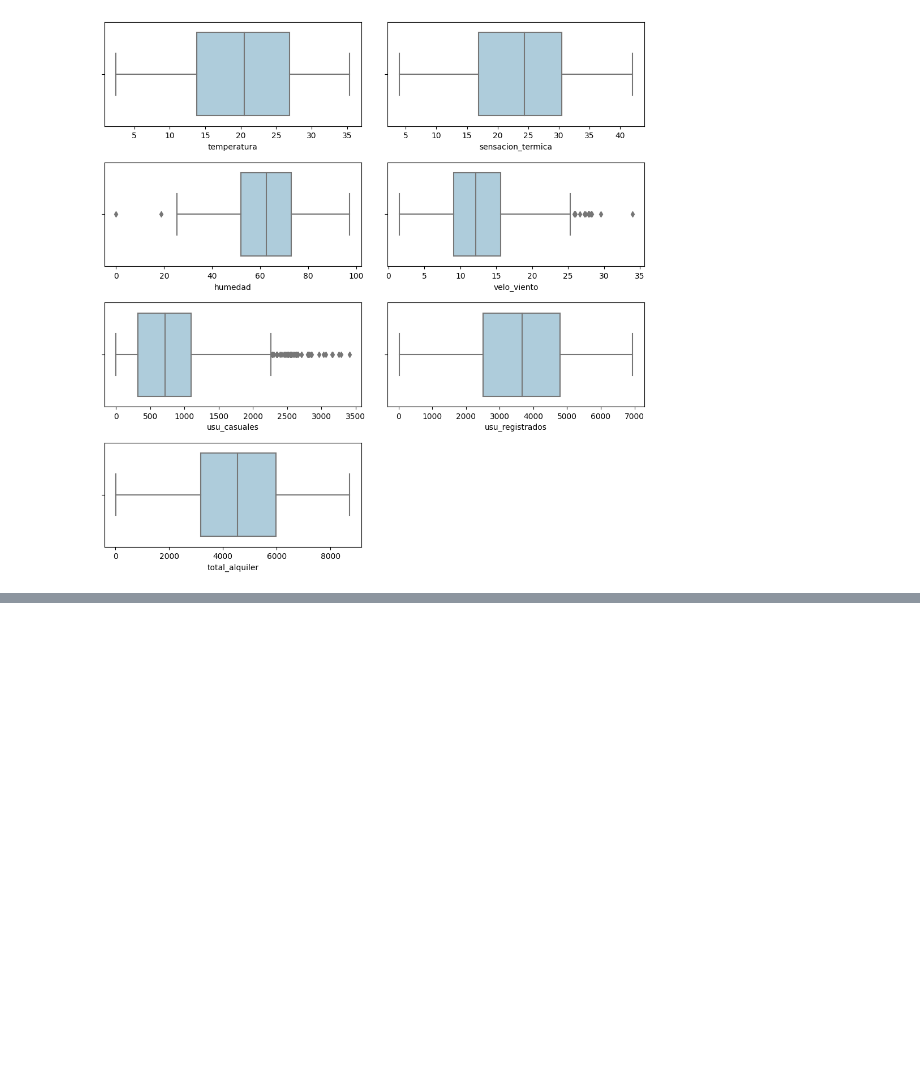
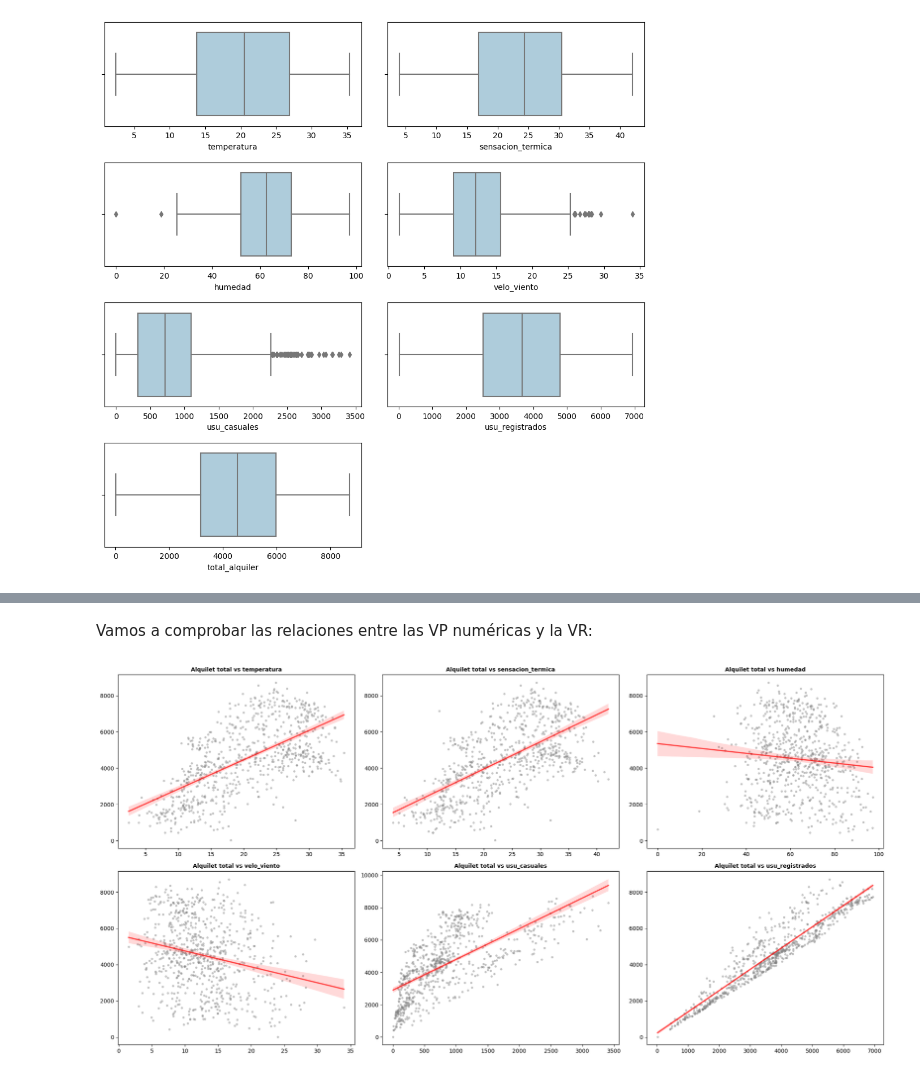
Before and after one commit to GriselleAlanis/project-da-promoE-module3-team1, a Jupyter notebook: Visualizaciones.ipynb, the cells around one changed output, grey strips where cells are left out. Saved outputs shown, nothing was run; the diff lists cells and outputs as text; code cells hidden in the pictures; blank space fills up the shorter version.

```diff
--- a/Visualizaciones.ipynb
+++ b/Visualizaciones.ipynb
@@ -39,0 +58,4 @@ plt.show()    #chequeo de outliers
+# %%
+df[df[fecha] == "2018-02-19"]["humedad"] = df[(df["estacion"] == "invierno") & (df["meteo"] == "buen tiempo")]["humedad"].median()
+# %%
+df[df[fecha] == "2018-03-10"]["humedad"] = df[(df["estacion"] == "invierno") & (df["meteo"] == "ligeramente mal tiempo")]["humedad"].median()
@@ -39,0 +98,27 @@ plt.show()    #chequeo de outliers
+# %% [markdown]
+Vamos a comprobar las relaciones entre las VP numéricas y la VR:
+# %%
+fig, axes = plt.subplots(2, 3, figsize = (20, 10))
+
+axes = axes.flat
+
+columnas_numeric = numericas.columns
+columnas_numeric = columnas_numeric.drop("total_alquiler")
+
+for i, colum in enumerate(columnas_numeric):
+    sns.regplot(
+        x = df[colum],
+        y = df["total_alquiler"],
+        color = "gray",
+        marker = ".",
+        scatter_kws = {"alpha": 0.4},
+        line_kws = {"color": "red", "alpha": 0.7 },
+        ax = axes[i])
+
+    axes[i].set_title(f"Alquilet total vs {colum}", fontsize = 10, fontweight = "bold")
+    axes[i].set_xlabel("")
+    axes[i].set_ylabel("")
+
+fig.tight_layout();
+# %% [output]
+[figure, added]
```
Also changed, not shown: parts of 9 cells of this notebook.
